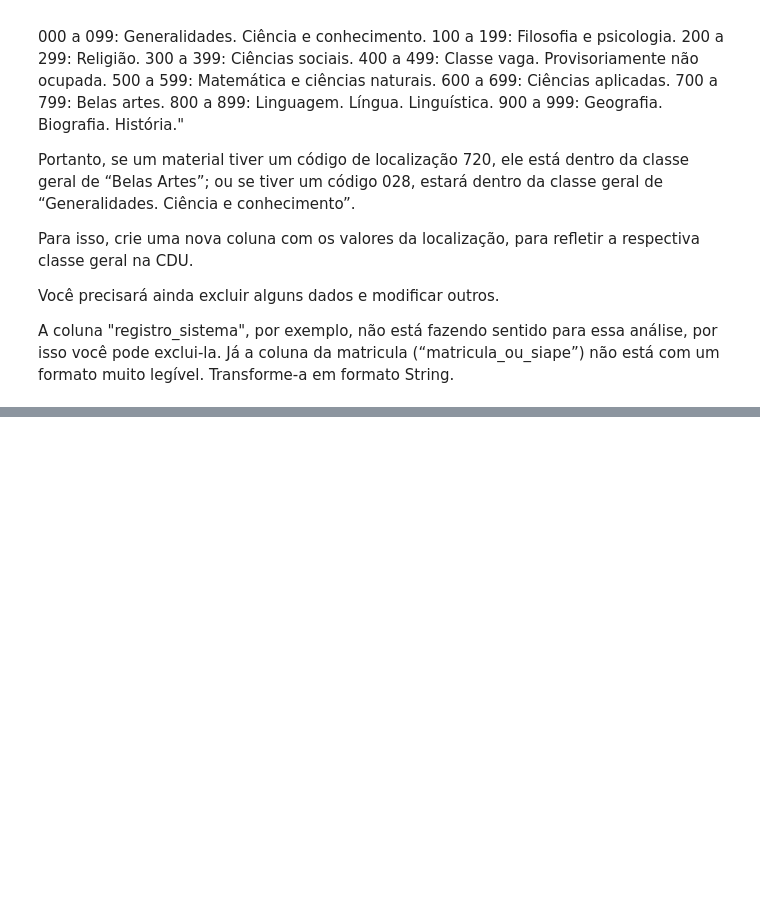
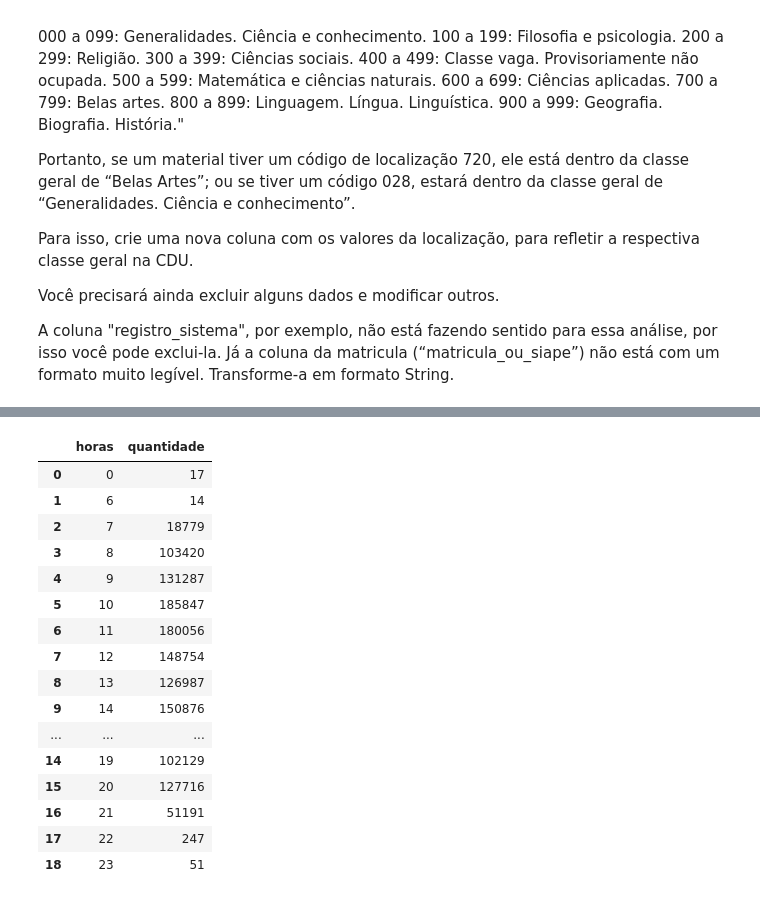
Before and after one commit to PietroDelCorona/Python_Pandas_Alura, a Jupyter notebook: codigos.ipynb, the cells around one changed output, grey strips where cells are left out. Saved outputs shown, nothing was run; the diff lists cells and outputs as text; code cells hidden in the pictures; blank space fills up the shorter version.

```diff
--- a/codigos.ipynb
+++ b/codigos.ipynb
@@ -391,0 +544,25 @@ emprestimos_completos.head()
+# %%
+emprestimos_data['data'] = pd.to_datetime(emprestimos_data['data'], errors='coerce')
+emprestimos_data['quantidade'] = pd.to_numeric(emprestimos_data['quantidade'], errors='coerce')
+emprestimos_por_hora = emprestimos_data.groupby(by=emprestimos_data['data'].dt.hour).sum(numeric_only=True)
+emprestimos_por_hora.index.name = 'horas'
+emprestimos_por_hora = emprestimos_por_hora.reset_index()
+emprestimos_por_hora
+# %% [output]
+|  | horas | quantidade |
+| 0 | 0 | 17 |
+| 1 | 6 | 14 |
+| 2 | 7 | 18779 |
+| 3 | 8 | 103420 |
+| 4 | 9 | 131287 |
+| 5 | 10 | 185847 |
+| 6 | 11 | 180056 |
+| 7 | 12 | 148754 |
+| 8 | 13 | 126987 |
+| 9 | 14 | 150876 |
+| ... | ... | ... |
+| 14 | 19 | 102129 |
+| 15 | 20 | 127716 |
+| 16 | 21 | 51191 |
+| 17 | 22 | 247 |
+| 18 | 23 | 51 |
```
Also changed, not shown: parts of 20 cells of this notebook, 1 other file.
